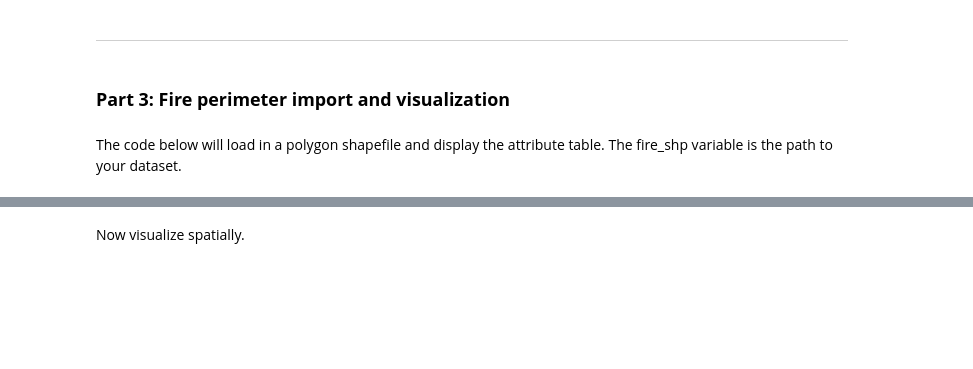
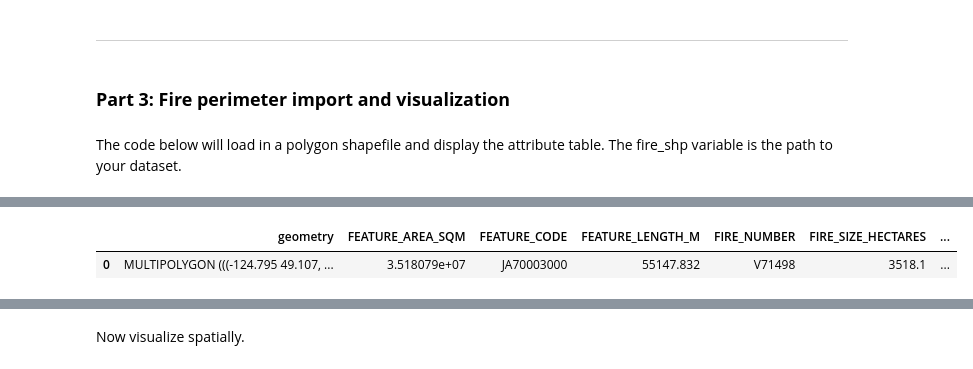
Before and after one commit to paulinamarczak/burnSeverity, a Jupyter notebook: BurnSeverityMapping.ipynb, the cells around one changed output, grey strips where cells are left out. Saved outputs shown, nothing was run; the diff lists cells and outputs as text; code cells hidden in the pictures; blank space fills up the shorter version.

```diff
--- a/BurnSeverityMapping.ipynb
+++ b/BurnSeverityMapping.ipynb
@@ -618 +629,11 @@ fires_ee = agol_fire_perimeters_to_ee(rx)
+# %%
+# Run this cell only if pulling feature from AGO
+fires_ee_3005 = agol_fire_perimeters_to_ee(rx)
+
+fires =  fires_ee_3005
+fires_df = geemap.ee_to_gdf(fires_ee_3005)
+fires_df
+# %% [output]
+|  | geometry | FEATURE_AREA_SQM | FEATURE_CODE | FEATURE_LENGTH_M | FIRE_NUMBER | FIRE_SIZE_HECTARES | ... |
+| 0 | MULTIPOLYGON (((-124.795 49.107, ... | 3.518079e+07 | JA70003000 | 55147.832 | V71498 | 3518.1 | ... |
 # %%
```
Also changed, not shown: parts of 16 cells of this notebook.
